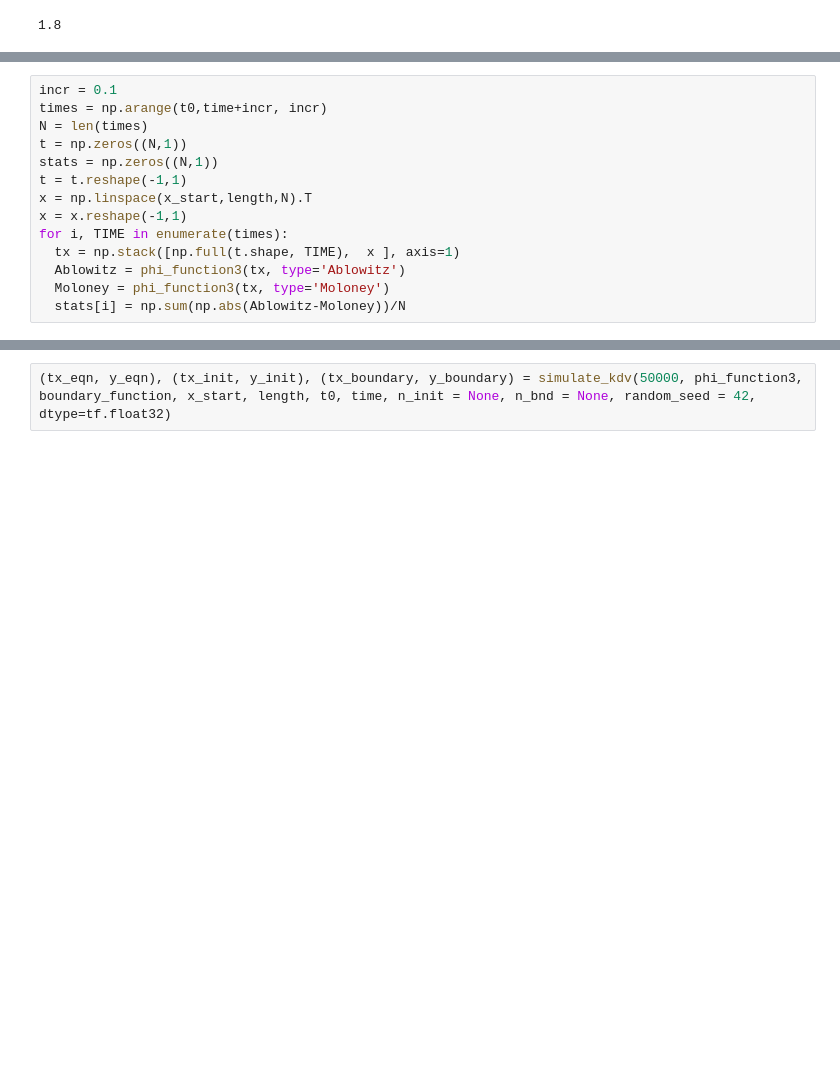
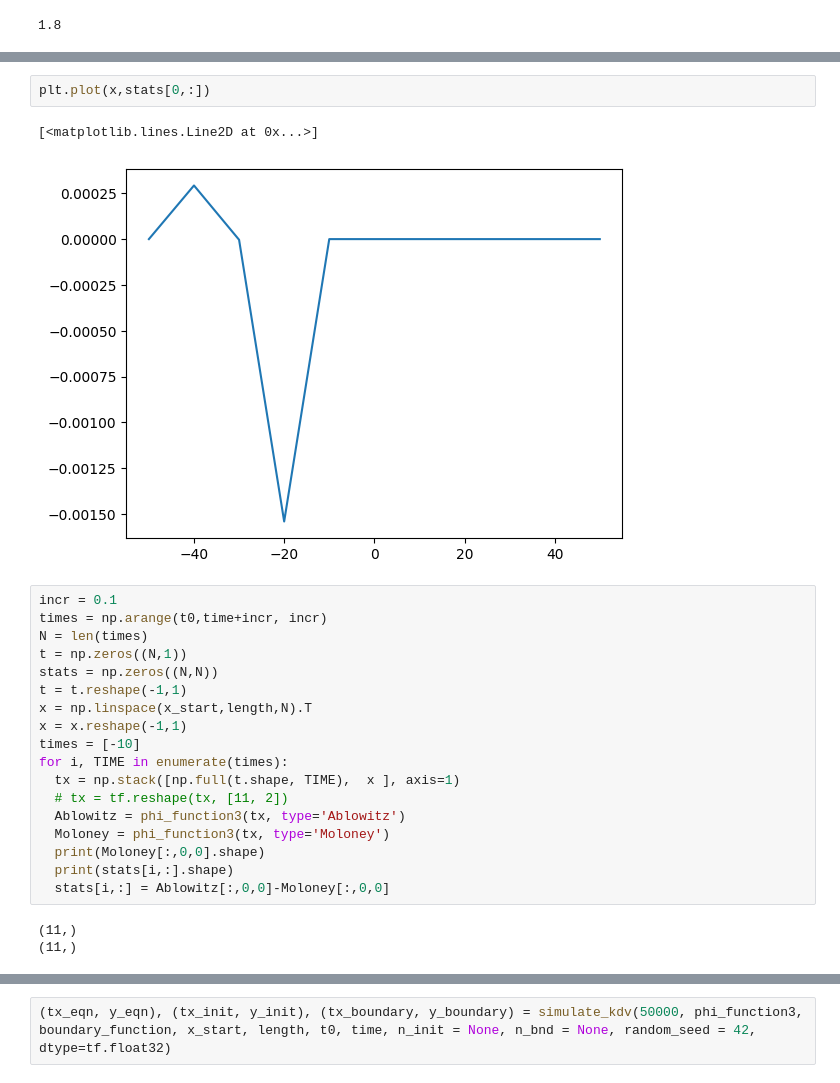
Before and after one commit to naiaseh/Trunk, a Jupyter notebook: PinnNew/KdV.ipynb, the cells around one changed output, grey strips where cells are left out. Cells and saved outputs as stored; diff of their text form; blank space fills up the shorter version.

```diff
--- a/PinnNew/KdV.ipynb
+++ b/PinnNew/KdV.ipynb
@@ -252,16 +263,28 @@ Text(0, 0.5, 'u(x,y,t)')
+# %%
+plt.plot(x,stats[0,:])
+# %% [output]
+[<matplotlib.lines.Line2D at 0x...>]
+[figure, added]
 # %%
 incr = 0.1
 times = np.arange(t0,time+incr, incr)
 N = len(times)
 t = np.zeros((N,1))
-stats = np.zeros((N,1))
+stats = np.zeros((N,N))
 t = t.reshape(-1,1)
 x = np.linspace(x_start,length,N).T
 x = x.reshape(-1,1)
+times = [-10]
 for i, TIME in enumerate(times):
   tx = np.stack([np.full(t.shape, TIME),  x ], axis=1)
+  # tx = tf.reshape(tx, [11, 2])
   Ablowitz = phi_function3(tx, type='Ablowitz')
   Moloney = phi_function3(tx, type='Moloney')
-  stats[i] = np.sum(np.abs(Ablowitz-Moloney))/N
+  print(Moloney[:,0,0].shape)
+  print(stats[i,:].shape)
+  stats[i,:] = Ablowitz[:,0,0]-Moloney[:,0,0]
+# %% [output]
+(11,)
+(11,)
 # %%
 print(np.average(stats))
```
Also changed, not shown: parts of 13 cells of this notebook.
